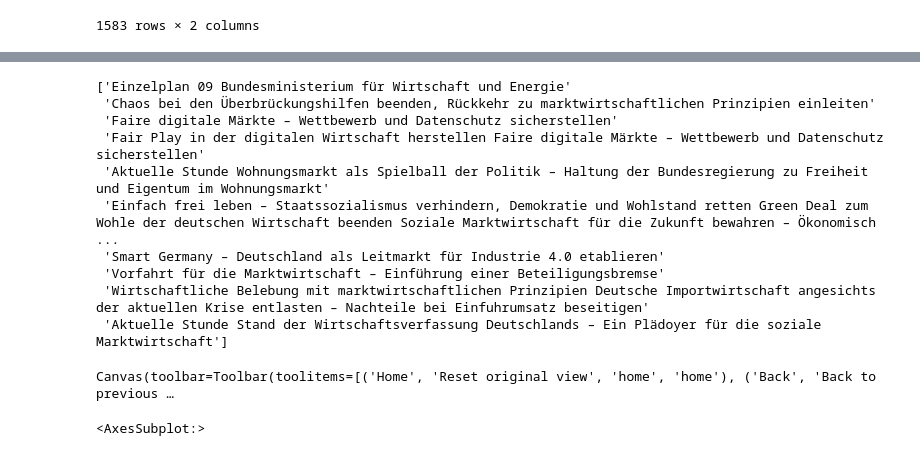
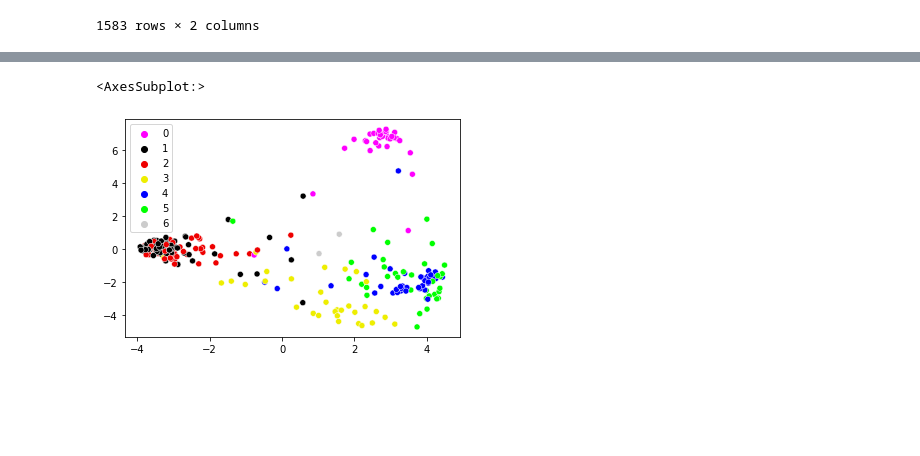
Before and after one commit to EightSQ/huBERTusHeil, a Jupyter notebook: Tagesordnungspunkte.ipynb, the cells around one changed output, grey strips where cells are left out. Drawn from its saved outputs; the diff is of its cells as text; code cells hidden in the pictures; blank space fills up the shorter version.

```diff
--- a/Tagesordnungspunkte.ipynb
+++ b/Tagesordnungspunkte.ipynb
@@ -128,25 +119,14 @@ def get_matching_speeches(phrase, k=30):
 
 m = {"AfD": 4, "B90": 5, "Union": 1, "Linke": 0, "FDP": 3, "SPD": 2, "fraktionslos":6}
 # %%
-%matplotlib widget
-X, labels = get_matching_speeches('Marktwirtschaft', k=10)
+X, labels = get_matching_speeches('Waffenexporte', k=30)
 XX = PCA(n_components=2).fit_transform(X)
 
 #from sklearn.manifold import TSNE
 #XX = TSNE(n_components=2, perplexity=150).fit_transform(X)
 
 palette = [ "#FF00FF", "#000000", "#EE0000", "#EEEE00", "#0000FF", "#00FF00", "#CCCCCC"]
 sns.scatterplot(x=XX[:, 0], y=XX[:, 1], hue=[m[x] for x in labels], palette=palette[:len(set(labels))])
 # %% [output]
-['Einzelplan 09 Bundesministerium für Wirtschaft und Energie'
- 'Chaos bei den Überbrückungshilfen beenden, Rückkehr zu marktwirtschaftlichen Prinzipien einleiten'
- 'Faire digitale Märkte – Wettbewerb und Datenschutz sicherstellen'
- 'Fair Play in der digitalen Wirtschaft herstellen Faire digitale Märkte – Wettbewerb und Datenschutz sicherstellen'
- 'Aktuelle Stunde Wohnungsmarkt als Spielball der Politik – Haltung der Bundesregierung zu Freiheit und Eigentum im Wohnungsmarkt'
- 'Einfach frei leben – Staatssozialismus verhindern, Demokratie und Wohlstand retten Green Deal zum Wohle der deutschen Wirtschaft beenden Soziale Marktwirtschaft für die Zukunft bewahren – Ökonomisch ...
- 'Smart Germany – Deutschland als Leitmarkt für Industrie 4.0 etablieren'
- 'Vorfahrt für die Marktwirtschaft – Einführung einer Beteiligungsbremse'
- 'Wirtschaftliche Belebung mit marktwirtschaftlichen Prinzipien Deutsche Importwirtschaft angesichts der aktuellen Krise entlasten – Nachteile bei Einfuhrumsatz beseitigen'
- 'Aktuelle Stunde Stand der Wirtschaftsverfassung Deutschlands – Ein Plädoyer für die soziale Marktwirtschaft']
+<AxesSubplot:>
-Canvas(toolbar=Toolbar(toolitems=[('Home', 'Reset original view', 'home', 'home'), ('Back', 'Back to previous …
-<AxesSubplot:>
+[figure, added]
```
Also changed, not shown: parts of 4 cells of this notebook.
